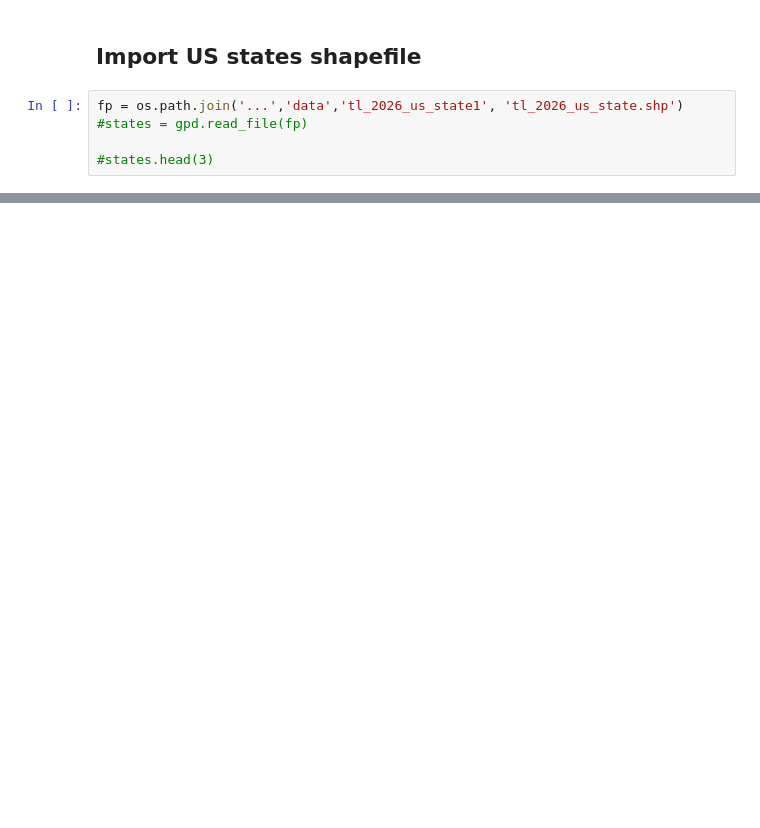
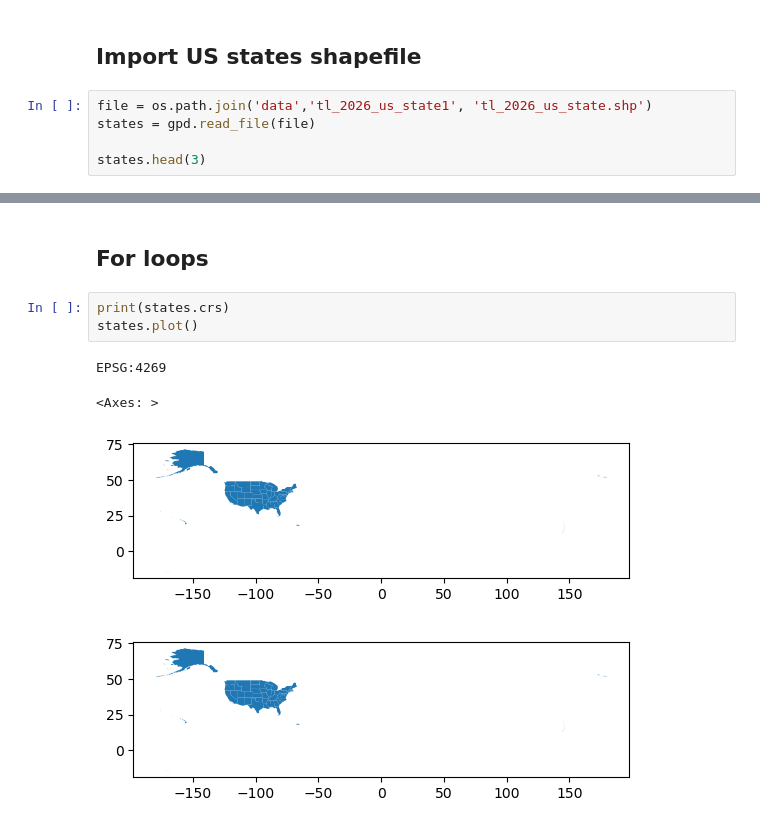
Before and after one commit to Karlavramos/eds220-in-class, a Jupyter notebook: lesson-12-streamline-your-code.ipynb, the cells around one changed output, grey strips where cells are left out. Saved outputs shown, nothing was run; the diff lists cells and outputs as text; blank space fills up the shorter version.

```diff
--- a/lesson-12-streamline-your-code.ipynb
+++ b/lesson-12-streamline-your-code.ipynb
@@ -48,7 +52,7 @@ power_plants.head(3)
 # %% [markdown]
 ## Import US states shapefile
 # %%
-fp = os.path.join('...','data','tl_2026_us_state1', 'tl_2026_us_state.shp')
-#states = gpd.read_file(fp)
+file = os.path.join('data','tl_2026_us_state1', 'tl_2026_us_state.shp')
+states = gpd.read_file(file)
 
-#states.head(3)
+states.head(3)
@@ -54,0 +96,10 @@ fp = os.path.join('...','data','tl_2026_us_state1', 'tl_2026_us_state.shp')
+# %% [markdown]
+## For loops
+# %%
+print(states.crs)
+states.plot()
+# %% [output]
+EPSG:4269
+<Axes: >
+[figure, added]
+[figure, added]
```
Also changed, not shown: parts of 22 cells of this notebook.
